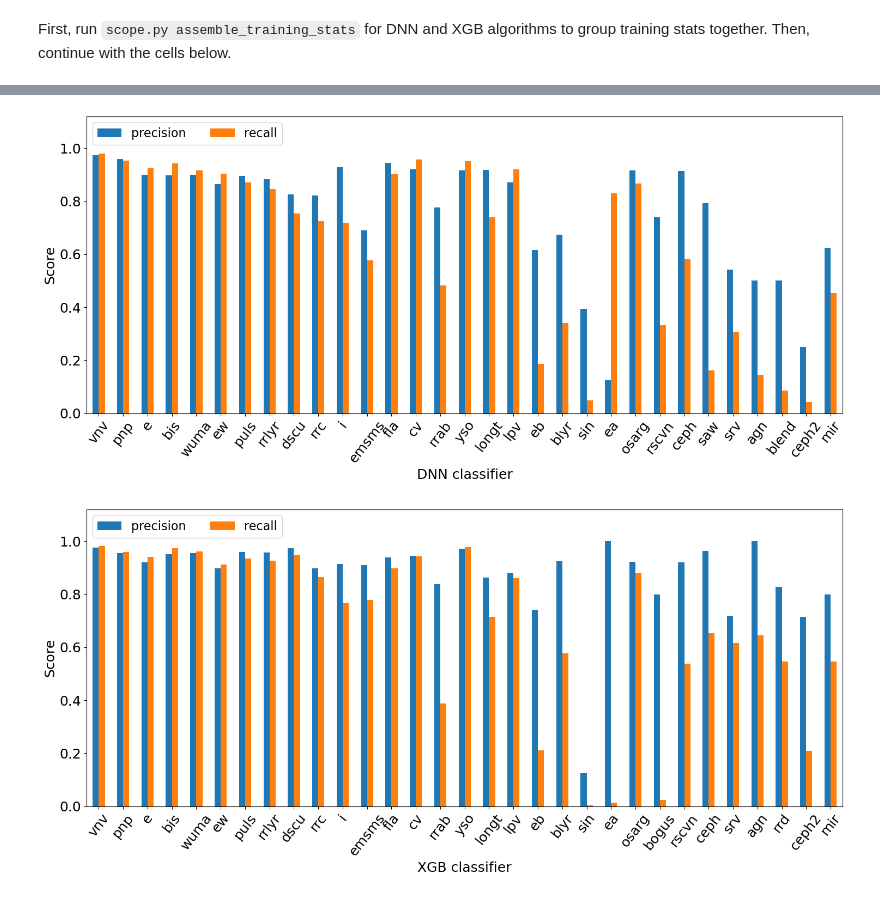
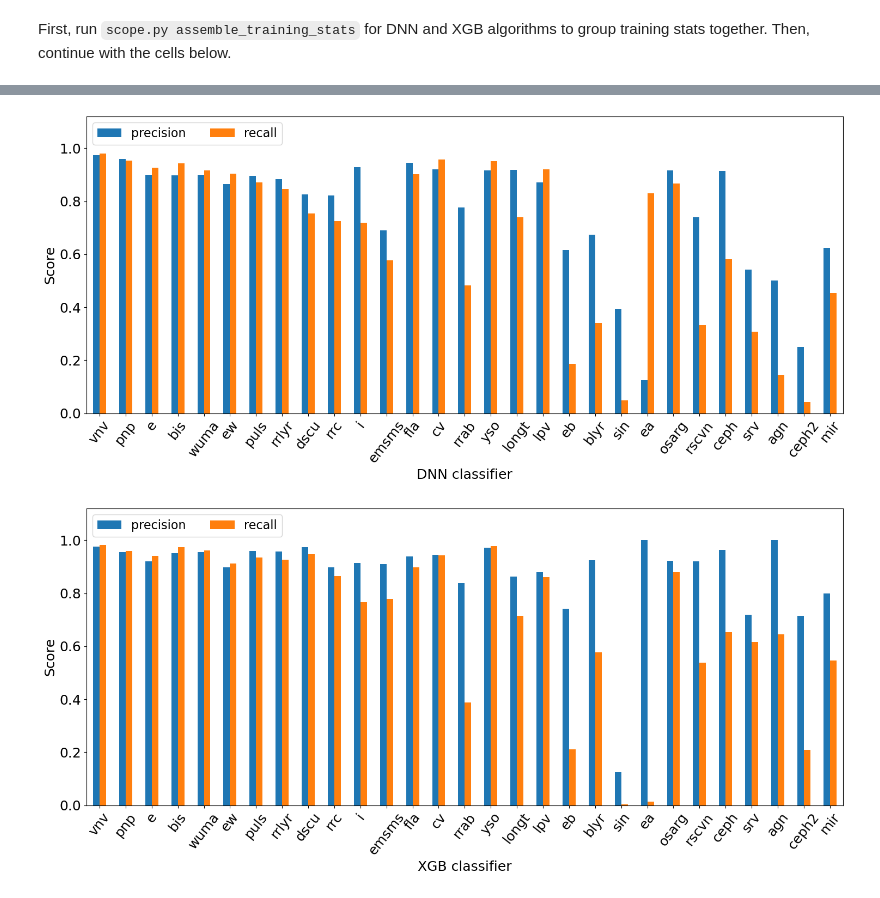
Before and after one commit to ZwickyTransientFacility/scope-ml, a Jupyter notebook: tools/SCoPe_data_analysis_plots.ipynb, the cells around one changed output, grey strips where cells are left out. Saved outputs shown, nothing was run; the diff lists cells and outputs as text; code cells hidden in the pictures.

Commit message:
Add new analysis plots, restructure analysis notebook (#484)
* Add new analysis plots, restructure notebook

* Remove specific filepaths

```diff
--- a/tools/SCoPe_data_analysis_plots.ipynb
+++ b/tools/SCoPe_data_analysis_plots.ipynb
@@ -240,4 +284,14 @@ for classif in classifications:
         classif_stats = json.loads(classif_stats)
         new = {classif: classif_stats}
         dnn_stats.update(new)
+# %%
+# XGB training scores
+xgb_stats_train = {} #dictionary with classifications as keys and xgb CM stats as values
+for classif in classifications:
+    file = glob.glob(f'/Users/bhealy/scope/xgb_stats_train/{classif}.*stats.json')
+    with open(file[0]) as classif_stats: #change to appropriate filepath
+        classif_stats = classif_stats.read()
+        classif_stats = json.loads(classif_stats)
+        new = {classif: classif_stats}
+        xgb_stats_train.update(new)
 # %%
@@ -256,7 +319,4 @@ stats_xgb = pd.DataFrame.from_dict(xgb_stats, orient = 'index')
 # %%
-#dataframe of dnn precision and recall, sorted by num pos examples in training set
+#dataframe of dnn test precision and recall, sorted by num pos examples in training set
 dnn_prec_rec = stats_dnn.drop(['accuracy', 'f1_score', 'roc_auc'], axis = 'columns')
-dnn_prec_rec['count'] = counts
-dnn_prec_rec = dnn_prec_rec.sort_values('count', ascending=False)
 dnn_prec_rec = dnn_prec_rec.drop(['blher', 'bogus', 'bright', 'dip', 'dp', 'el', 'ext', 'hp', 'mp', 'rrblz', 'rrd', 'wp', 'wvir'])
-dnn_prec_rec = dnn_prec_rec.drop(['count'], axis = 'columns')
@@ -263,7 +327,4 @@ dnn_prec_rec = dnn_prec_rec.drop(['count'], axis = 'columns')
 # %%
-#dataframe of xgb precision and recall, sorted by num pos examples in training set
+#dataframe of xgb test precision and recall, sorted by num pos examples in training set
 xgb_prec_rec = stats_xgb.drop(['accuracy', 'f1_score', 'roc_auc'], axis = 'columns')
-xgb_prec_rec['count'] = counts
-xgb_prec_rec = xgb_prec_rec.sort_values('count', ascending=False)
 xgb_prec_rec = xgb_prec_rec.drop(['blend', 'blher', 'bright', 'dip', 'dp', 'el', 'ext', 'hp', 'mp', 'rrblz', 'saw', 'wp', 'wvir'])
-xgb_prec_rec = xgb_prec_rec.drop(['count'], axis = 'columns')
@@ -269,0 +338,7 @@ xgb_prec_rec = xgb_prec_rec.drop(['count'], axis = 'columns')
+# %%
+# Inner-joined test set precision/recall scores
+mrg_prec_rec = dnn_prec_rec.join(xgb_prec_rec, how='inner', lsuffix='_dnn', rsuffix='_xgb')
+mrg_prec_rec = mrg_prec_rec.reset_index().rename({'index': 'classification'}, axis=1)
+mrg_prec_rec = pd.merge(counts_train_table, mrg_prec_rec, on='classification')
+mrg_prec_rec.set_index('classification', inplace=True)
+mrg_prec_rec.sort_values('count', ascending=False, inplace=True)
@@ -270,6 +382,9 @@ xgb_prec_rec = xgb_prec_rec.drop(['count'], axis = 'columns')
 # %%
 #dnn precision and recall plot
-dnn_prec_rec.plot.bar(figsize = (15,7))
+dnnPrecRecFig = plt.figure(figsize=(15,7))
+ax = dnnPrecRecFig.add_subplot()
+mrg_prec_rec[['precision_dnn', 'recall_dnn']].rename({'precision_dnn':'precision', 'recall_dnn':'recall'}, axis=1).plot.bar(figsize = (15,7), ax=ax)
+
 plt.xticks(rotation = 52, fontsize = 18)
 plt.legend(ncol=2, loc=2, fontsize = 16)
 plt.yticks(fontsize = 18)
@@ -278,16 +393,19 @@ plt.ylabel('Score', fontsize=18)
 plt.ylim(0,1.12)
 plt.tight_layout()
 # %% [output]
-[figure, old version]
+[figure, new version]
 # %%
 #xgb precision and recall plot
-xgb_prec_rec.plot.bar(figsize = (15,7))
+xgbPrecRecFig = plt.figure(figsize=(15,7))
+ax = xgbPrecRecFig.add_subplot()
+mrg_prec_rec[['precision_xgb', 'recall_xgb']].rename({'precision_xgb':'precision', 'recall_xgb':'recall'}, axis=1).plot.bar(figsize = (15,7), ax=ax)
+
 plt.xticks(rotation = 52, fontsize = 18)
 plt.legend(ncol=2, loc=2, fontsize = 16)
 plt.yticks(fontsize = 18)
 plt.xlabel('XGB classifier',fontsize=18)
 plt.ylabel('Score', fontsize=18)
 plt.ylim(0,1.12)
 plt.tight_layout()
 # %% [output]
-[figure, old version]
+[figure, new version]
```
Also changed, not shown: parts of 22 cells of this notebook.
